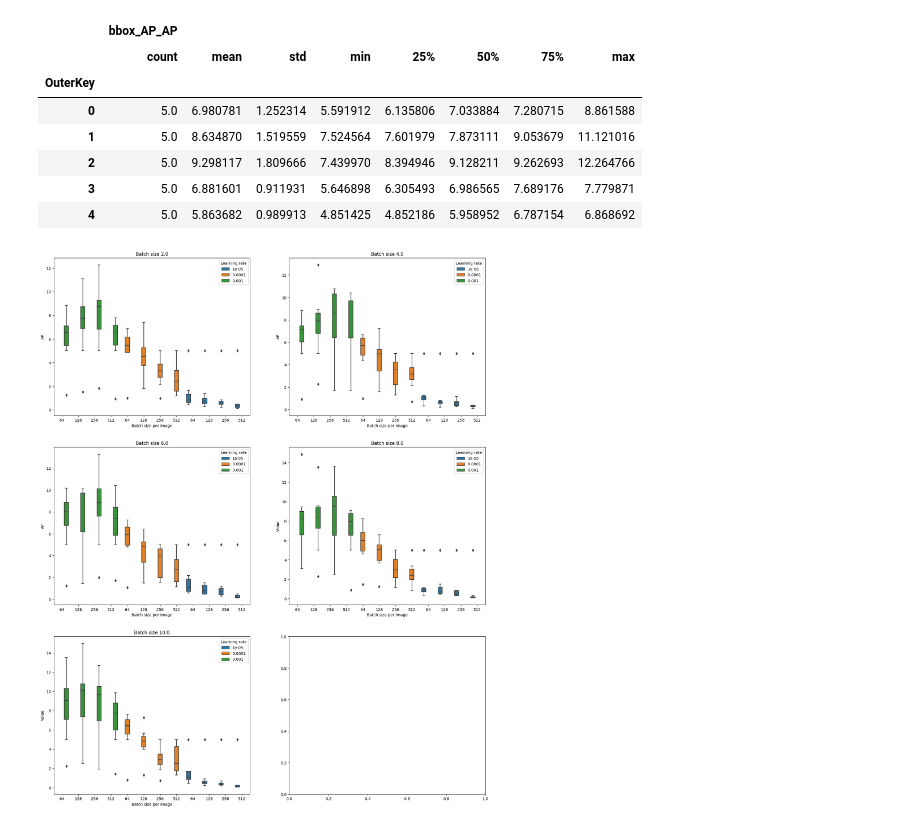
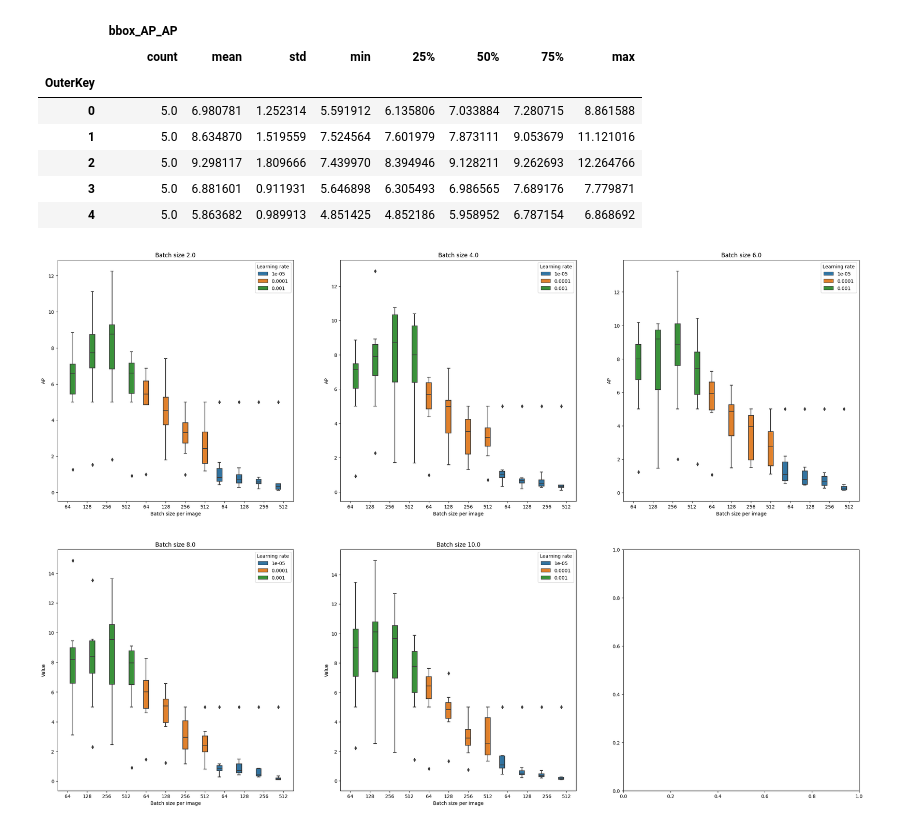
Before and after one commit to femartip/Detection-Microfibres-in-Sludge, a Jupyter notebook: Fine_tuned_Detectron2/Utils/cv_results_GLASS.ipynb, the cells around one changed output. Drawn from its saved outputs; the diff is of its cells as text; code cells hidden in the pictures.

Commit message:
Improved graphs and model insights

```diff
--- a/Fine_tuned_Detectron2/Utils/cv_results.ipynb
+++ b/Fine_tuned_Detectron2/Utils/cv_results_GLASS.ipynb
@@ -105,8 +108,7 @@ def get_results(data):
         results[keys[i]] = match
     return results
 # %%
-results = open("./../models/Fast_RCNN_R50/results.txt", "r")
-#results = open("./../models/results.txt", "r")
+results = open("./../models/Glass_models/results.txt", "r")
 results = results.readlines()
 count = 0
 data_dict = {}
@@ -208,14 +210,14 @@ ax[1].set_ylabel('Value')
 Text(0, 0.5, 'Value')
 [figure]
 # %%
-# Save a new df for sections of 12 rows of oute key of grouped_data_bbox_df
-grouped_data_0_11 = grouped_data_bbox_df[0:12]
-grouped_data_12_23 = grouped_data_bbox_df[12:24]
-grouped_data_24_35 = grouped_data_bbox_df[24:36]
-grouped_data_36_47 = grouped_data_bbox_df[36:48]
-grouped_data_48_59 = grouped_data_bbox_df[48:60]
-print(grouped_data_0_11.shape, grouped_data_24_35.shape, grouped_data_36_47.shape, grouped_data_48_59.shape)
-grouped_data_0_11.head()
+# Save a new df for sections of 12 rows of oute key of grouped_bbox_data_bbox_df
+grouped_bbox_data_0_11 = grouped_data_bbox_df[0:12]
+grouped_bbox_data_12_23 = grouped_data_bbox_df[12:24]
+grouped_bbox_data_24_35 = grouped_data_bbox_df[24:36]
+grouped_bbox_data_36_47 = grouped_data_bbox_df[36:48]
+grouped_bbox_data_48_59 = grouped_data_bbox_df[48:60]
+print(grouped_bbox_data_0_11.shape, grouped_bbox_data_24_35.shape, grouped_bbox_data_36_47.shape, grouped_bbox_data_48_59.shape)
+grouped_bbox_data_0_11.head()
 # %% [output]
 (12, 8) (12, 8) (12, 8) (12, 8)
 |  | bbox_AP_AP |  |  |  |  |  |  |  |
@@ -229,49 +231,49 @@ grouped_data_0_11.head()
 # %%
 x_value = [64,128,256,512]*3
 x_values_df = pd.DataFrame(x_value, columns=['Batch size per image'])
 
 hue_labels = [0.001, 0.001, 0.001, 0.001, 0.0001, 0.0001, 0.0001, 0.0001, 0.00001, 0.00001, 0.00001, 0.00001]
 
-fig, ax = plt.subplots(3, 2, figsize=(20, 25))
+fig, ax = plt.subplots(2, 3, figsize=(30, 20))
 
-melt_bbox_0_11 = grouped_data_0_11.reset_index().melt(id_vars=['OuterKey'], var_name='Metric', value_name='Value')
+melt_bbox_0_11 = grouped_bbox_data_0_11.reset_index().melt(id_vars=['OuterKey'], var_name='Metric', value_name='Value')
 melt_bbox_0_11['Learning rate'] = melt_bbox_0_11['OuterKey'].map(dict(enumerate(hue_labels)))
 sns.boxplot(x='OuterKey', y='Value', data=melt_bbox_0_11, hue='Learning rate', ax=ax[0][0])
 ax[0][0].set_xticklabels(x_values_df['Batch size per image'])
 ax[0][0].set_xlabel('Batch size per image')
 ax[0][0].set_ylabel('AP')
 ax[0][0].set_title('Batch size 2.0')
 
-melt_bbox_12_23 = grouped_data_12_23.reset_index().melt(id_vars=['OuterKey'], var_name='Metric', value_name='Value')
+melt_bbox_12_23 = grouped_bbox_data_12_23.reset_index().melt(id_vars=['OuterKey'], var_name='Metric', value_name='Value')
 melt_bbox_12_23['Learning rate'] = melt_bbox_12_23['OuterKey'].map(dict(enumerate(hue_labels, start=12)))
 sns.boxplot(x='OuterKey', y='Value', data=melt_bbox_12_23, hue='Learning rate', ax=ax[0][1])
 ax[0][1].set_title('Batch size 4.0')
 ax[0][1].set_xticklabels(x_values_df['Batch size per image'])
 ax[0][1].set_xlabel('Batch size per image')
 ax[0][1].set_ylabel('AP')
 
-melt_bbox_24_35 = grouped_data_24_35.reset_index().melt(id_vars=['OuterKey'], var_name='Metric', value_name='Value')
+melt_bbox_24_35 = grouped_bbox_data_24_35.reset_index().melt(id_vars=['OuterKey'], var_name='Metric', value_name='Value')
 melt_bbox_24_35['Learning rate'] = melt_bbox_24_35['OuterKey'].map(dict(enumerate(hue_labels,start=24)))
-sns.boxplot(x='OuterKey', y='Value', data=melt_bbox_24_35, hue='Learning rate', ax=ax[1][0])
-ax[1][0].set_title('Batch size 6.0')
+sns.boxplot(x='OuterKey', y='Value', data=melt_bbox_24_35, hue='Learning rate', ax=ax[0][2])
+ax[0][2].set_title('Batch size 6.0')
+ax[0][2].set_xticklabels(x_values_df['Batch size per image'])
+ax[0][2].set_xlabel('Batch size per image')
+ax[0][2].set_ylabel('AP')
+
+melt_bbox_36_47 = grouped_bbox_data_36_47.reset_index().melt(id_vars=['OuterKey'], var_name='Metric', value_name='Value')
+melt_bbox_36_47['Learning rate'] = melt_bbox_36_47['OuterKey'].map(dict(enumerate(hue_labels, start=36)))
+sns.boxplot(x='OuterKey', y='Value', data=melt_bbox_36_47, hue='Learning rate', ax=ax[1][0])
+ax[1][0].set_title('Batch size 8.0')
 ax[1][0].set_xticklabels(x_values_df['Batch size per image'])
 ax[1][0].set_xlabel('Batch size per image')
-ax[1][0].set_ylabel('AP')
 
-melt_bbox_36_47 = grouped_data_36_47.reset_index().melt(id_vars=['OuterKey'], var_name='Metric', value_name='Value')
-melt_bbox_36_47['Learning rate'] = melt_bbox_36_47['OuterKey'].map(dict(enumerate(hue_labels, start=36)))
-sns.boxplot(x='OuterKey', y='Value', data=melt_bbox_36_47, hue='Learning rate', ax=ax[1][1])
-ax[1][1].set_title('Batch size 8.0')
+melt_bbox_48_59 = grouped_bbox_data_48_59.reset_index().melt(id_vars=['OuterKey'], var_name='Metric', value_name='Value')
+melt_bbox_48_59['Learning rate'] = melt_bbox_48_59['OuterKey'].map(dict(enumerate(hue_labels, start=48)))
+sns.boxplot(x='OuterKey', y='Value', data=melt_bbox_48_59, hue='Learning rate', ax=ax[1][1])
+ax[1][1].set_title('Batch size 10.0')
 ax[1][1].set_xticklabels(x_values_df['Batch size per image'])
 ax[1][1].set_xlabel('Batch size per image')
 
-melt_bbox_48_59 = grouped_data_48_59.reset_index().melt(id_vars=['OuterKey'], var_name='Metric', value_name='Value')
-melt_bbox_48_59['Learning rate'] = melt_bbox_48_59['OuterKey'].map(dict(enumerate(hue_labels, start=48)))
-sns.boxplot(x='OuterKey', y='Value', data=melt_bbox_48_59, hue='Learning rate', ax=ax[2][0])
-ax[2][0].set_title('Batch size 10.0')
-ax[2][0].set_xticklabels(x_values_df['Batch size per image'])
-ax[2][0].set_xlabel('Batch size per image')
-
 plt.show()
 # %% [output]
-[figure, old version]
+[figure, new version]
```
Also changed, not shown: parts of 28 cells of this notebook, 4 other files.
